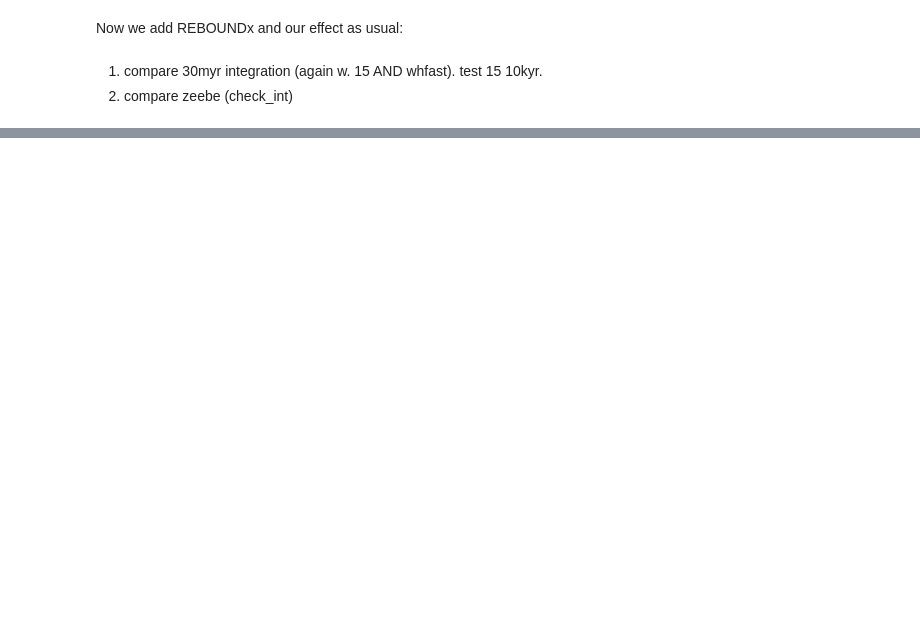
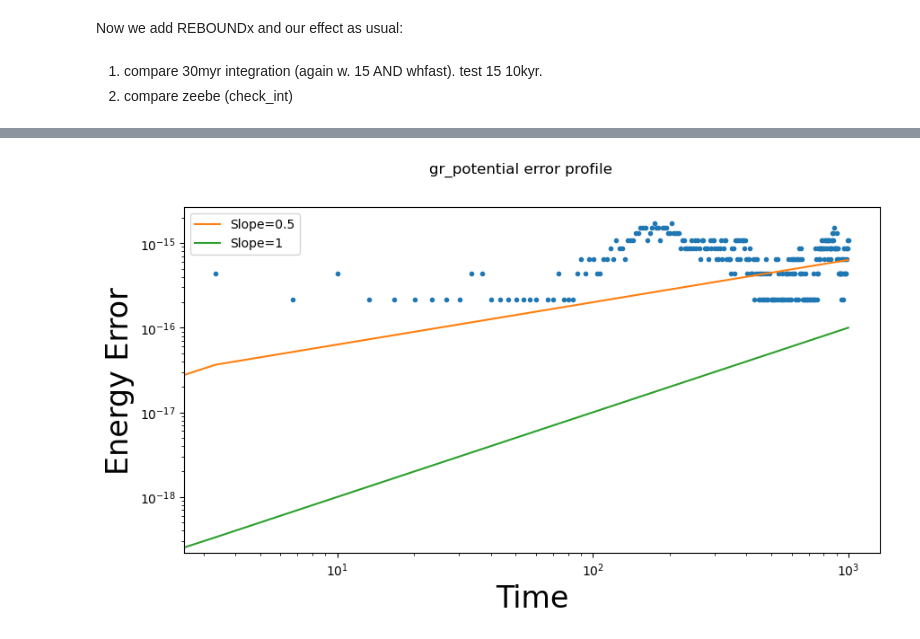
Before and after one commit to ahekster/reboundx, a Jupyter notebook: ipython_examples/Errors.ipynb, the cells around one changed output, grey strips where cells are left out. Drawn from its saved outputs; the diff is of its cells as text; code cells hidden in the pictures; blank space fills up the shorter version.

```diff
--- a/ipython_examples/Errors.ipynb
+++ b/ipython_examples/Errors.ipynb
@@ -5,16 +6,16 @@ import numpy as np
 # %%
 sim = rebound.Simulation()
-# sim.add(m=1.,hash='sun')
-# sim.add(m=1.e-3, a=1., e=0.2, hash='earth')
-sim.add('Sun', hash='sun')
+sim.add(m=1.,hash='sun')
+sim.add(m=1.e-3, a=1., hash='earth')
+# sim.add('Sun', hash='sun')
 # sim.add('Mercury')
 # sim.add('Venus')
-sim.add('Earth', hash='earth')
+# sim.add('Earth', hash='earth')
 # sim.add('Mars')
 # sim.add('Jupiter')
 # sim.add('Saturn')
 # sim.add('Uranus')
 # sim.add('Neptune')
 sim.move_to_com
-sim.convert_particle_units('AU', 'year', 'Msun')
+# sim.convert_particle_units('AU', 'year', 'Msun')
 ps = sim.particles
@@ -56,14 +52,14 @@ ps['earth'].params["mu_effcentral"] = mu_eff
 
 Nout=300
 pomega, Eerr, E, coms = np.zeros(Nout), np.zeros(Nout), np.zeros(Nout), np.zeros(Nout)
-times = np.linspace(0,1.e6,Nout)
+times = np.linspace(0,1.e3,Nout)
 sim.move_to_com()
-E0 = sim.energy() + rebx.quad_force_potential()  + rebx.gr_potential_potential(gr)
+E0 = sim.energy() #+ rebx.quad_force_potential()  + rebx.gr_potential_potential(gr)
 print(sim.com())
 for i, time in enumerate(times):
     # pomega[i] = ps['earth'].pomega
     sim.integrate(time)
-    E[i] = sim.energy()  + rebx.quad_force_potential() + rebx.gr_potential_potential(gr)
+    E[i] = sim.energy()  # + rebx.quad_force_potential() + rebx.gr_potential_potential(gr)
     # E[i] = sim.energy()  + rebx.quad_force_potential()
     Eerr[i] = abs((E[i]-E0)/E0)
     com = sim.com()
@@ -79,16 +78,18 @@ def theoretical(times):
 # %%
 fig, axarr = plt.subplots(nrows=1, figsize=(10,5))
 # fig.title("gr_potential error profile")
 axarr.plot(times, Eerr, '.')
-axarr.plot(times, 1e-17*theoretical(times), '-',label='Slope=0.5')
-axarr.plot(times, 2e-19*times, '-', label='Slope=1')
+axarr.plot(times, 2e-17*theoretical(times), '-',label='Slope=0.5')
+axarr.plot(times, 1e-19*times, '-', label='Slope=1')
 axarr.set_xscale('log')
 axarr.set_yscale('log')
 axarr.set_xlabel('Time', fontsize=24)
 axarr.set_ylabel('Energy Error', fontsize=24)
 axarr.legend()
 fig.suptitle("gr_potential error profile")
 fig.show()
+# %% [output]
+[figure, added]
 # %%
 fig, axarr = plt.subplots(nrows=1, figsize=(10,5))
 axarr.plot(times, coms, '.')
```
Also changed, not shown: parts of 5 cells of this notebook, 4 other files.
